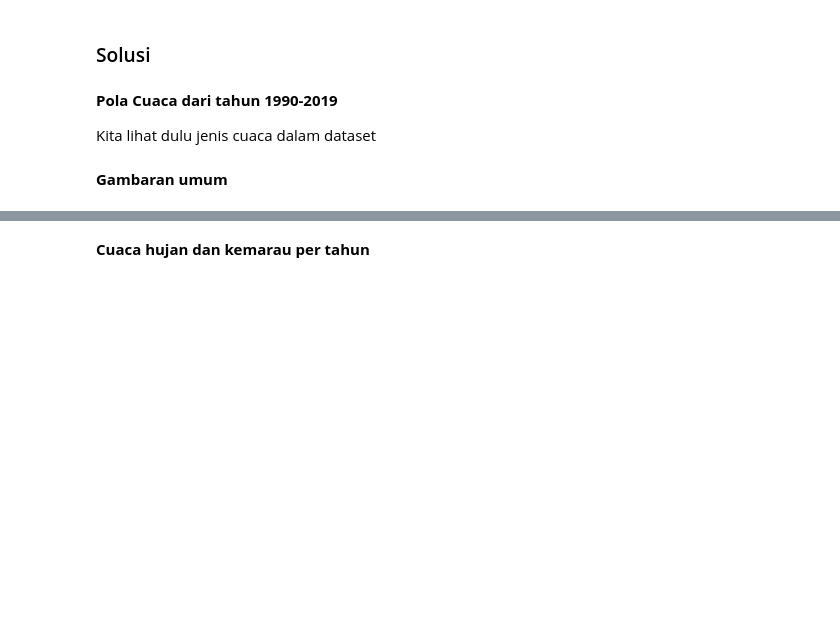
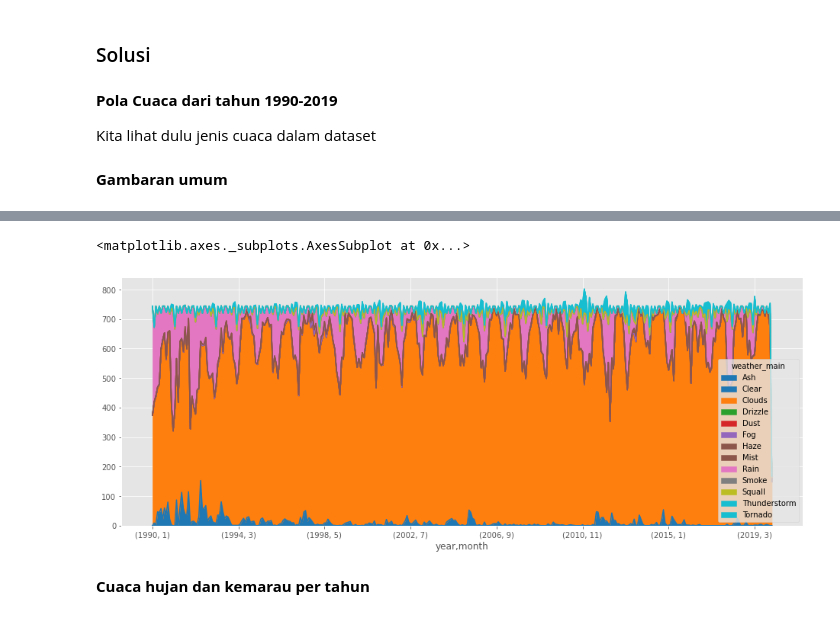
Before and after one commit to mdsatria/dataviz_course, a Jupyter notebook: notebook/4. Visualisasi Trend Over Time & Storytelling.ipynb, the cells around one changed output, grey strips where cells are left out. Cells and saved outputs as stored; diff of their text form; code cells hidden in the pictures; blank space fills up the shorter version.

```diff
--- a/notebook/4. Visualisasi Trend Over Time & Storytelling.ipynb
+++ b/notebook/4. Visualisasi Trend Over Time & Storytelling.ipynb
@@ -155,2 +477,7 @@ Kita lihat dulu jenis cuaca dalam dataset
+# %%
+df.groupby(['year', 'month', 'weather_main']).size().unstack(2).fillna(0).plot(kind='area', figsize=(16,6), cmap='tab10')
+# %% [output]
+<matplotlib.axes._subplots.AxesSubplot at 0x...>
+[figure, added]
 # %% [markdown]
 **Cuaca hujan dan kemarau per tahun**
```
Also changed, not shown: parts of 54 cells of this notebook.
